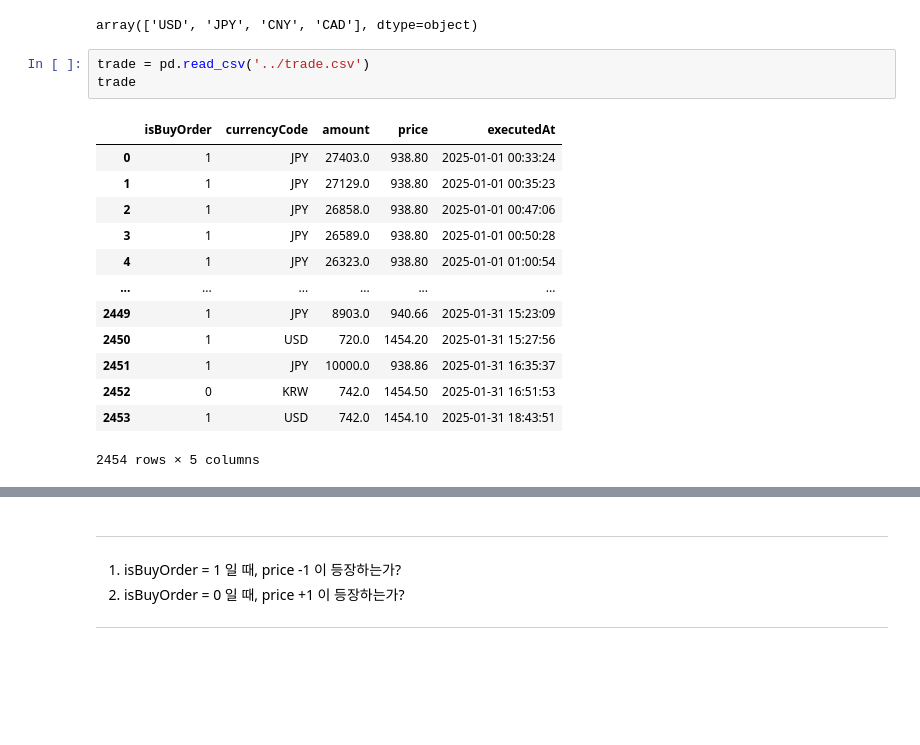
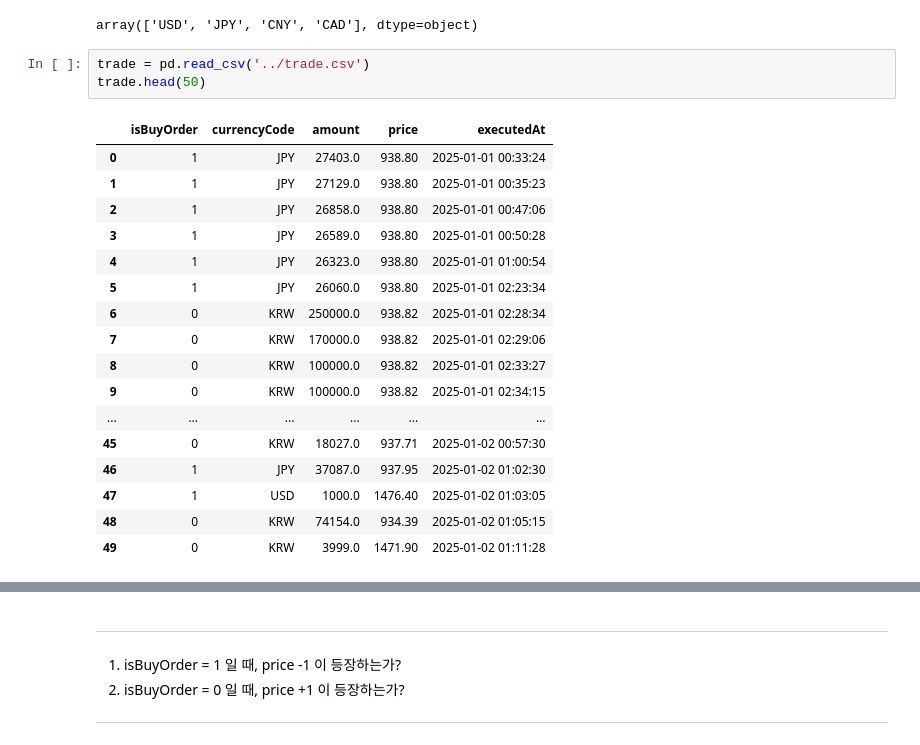
Before and after one commit to PlutoJoshua/profit_analysis, a Jupyter notebook: test.ipynb, the cells around one changed output, grey strips where cells are left out. Cells and saved outputs as stored; diff of their text form; blank space fills up the shorter version.

```diff
--- a/test.ipynb
+++ b/test.ipynb
@@ -555,18 +555,22 @@ filtered_df['currencyCode'].unique()
 array(['USD', 'JPY', 'CNY', 'CAD'], dtype=object)
 # %%
 trade = pd.read_csv('../trade.csv')
-trade
+trade.head(50)
 # %% [output]
 |  | isBuyOrder | currencyCode | amount | price | executedAt |
 | 0 | 1 | JPY | 27403.0 | 938.80 | 2025-01-01 00:33:24 |
 | 1 | 1 | JPY | 27129.0 | 938.80 | 2025-01-01 00:35:23 |
 | 2 | 1 | JPY | 26858.0 | 938.80 | 2025-01-01 00:47:06 |
 | 3 | 1 | JPY | 26589.0 | 938.80 | 2025-01-01 00:50:28 |
 | 4 | 1 | JPY | 26323.0 | 938.80 | 2025-01-01 01:00:54 |
+| 5 | 1 | JPY | 26060.0 | 938.80 | 2025-01-01 02:23:34 |
+| 6 | 0 | KRW | 250000.0 | 938.82 | 2025-01-01 02:28:34 |
+| 7 | 0 | KRW | 170000.0 | 938.82 | 2025-01-01 02:29:06 |
+| 8 | 0 | KRW | 100000.0 | 938.82 | 2025-01-01 02:33:27 |
+| 9 | 0 | KRW | 100000.0 | 938.82 | 2025-01-01 02:34:15 |
 | ... | ... | ... | ... | ... | ... |
-| 2449 | 1 | JPY | 8903.0 | 940.66 | 2025-01-31 15:23:09 |
-| 2450 | 1 | USD | 720.0 | 1454.20 | 2025-01-31 15:27:56 |
-| 2451 | 1 | JPY | 10000.0 | 938.86 | 2025-01-31 16:35:37 |
-| 2452 | 0 | KRW | 742.0 | 1454.50 | 2025-01-31 16:51:53 |
-| 2453 | 1 | USD | 742.0 | 1454.10 | 2025-01-31 18:43:51 |
+| 45 | 0 | KRW | 18027.0 | 937.71 | 2025-01-02 00:57:30 |
+| 46 | 1 | JPY | 37087.0 | 937.95 | 2025-01-02 01:02:30 |
+| 47 | 1 | USD | 1000.0 | 1476.40 | 2025-01-02 01:03:05 |
+| 48 | 0 | KRW | 74154.0 | 934.39 | 2025-01-02 01:05:15 |
+| 49 | 0 | KRW | 3999.0 | 1471.90 | 2025-01-02 01:11:28 |
-2454 rows × 5 columns
```
Also changed, not shown: parts of 3 cells of this notebook.
